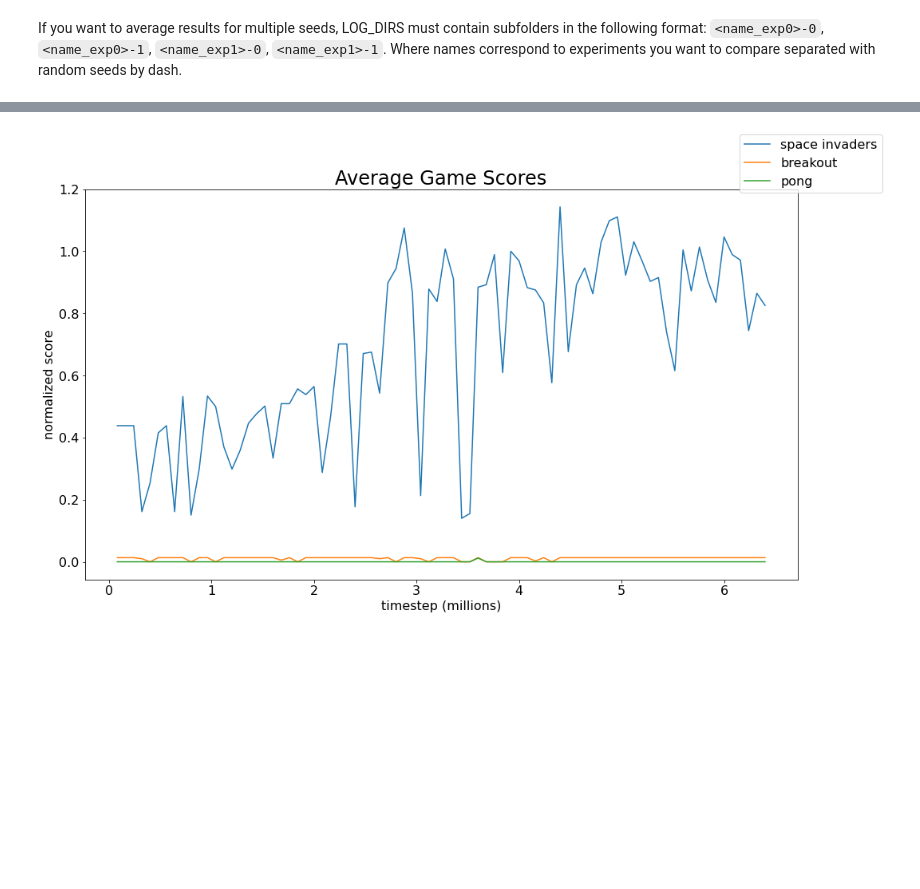
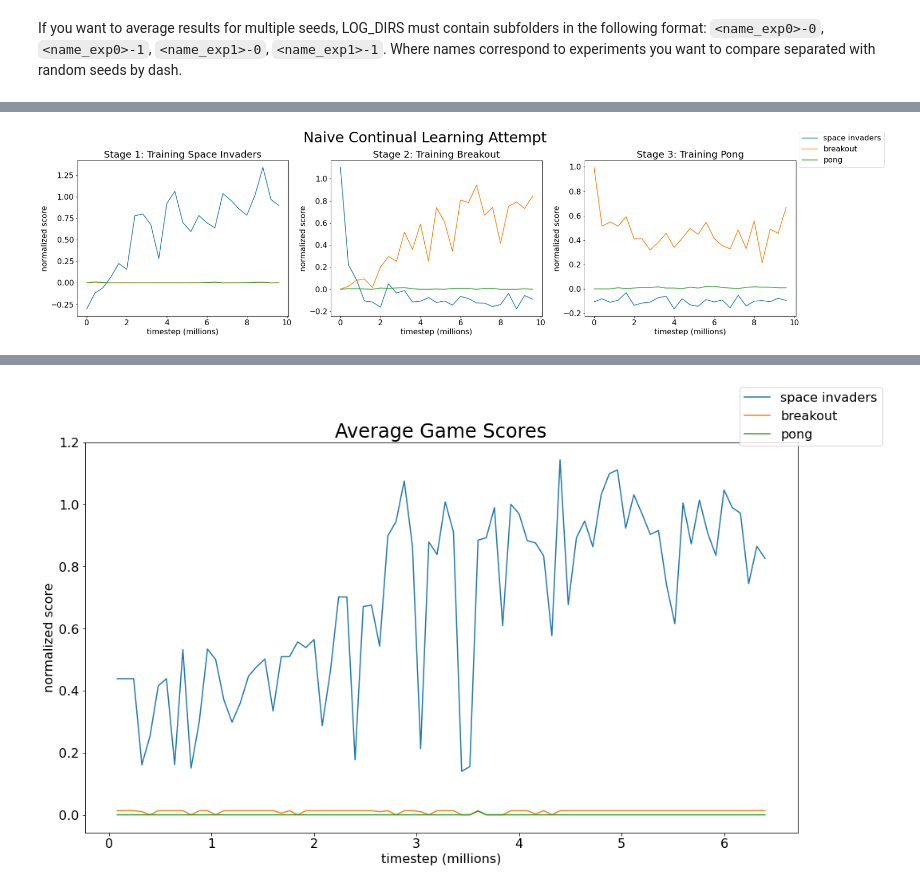
Before and after one commit to edjah/neuro140-final-project, a Jupyter notebook: visualize.ipynb, the cells around one changed output, grey strips where cells are left out. Drawn from its saved outputs; the diff is of its cells as text; code cells hidden in the pictures; blank space fills up the shorter version.

```diff
--- a/visualize.ipynb
+++ b/visualize.ipynb
@@ -46,0 +76,4 @@ def plot_eval(game):
+# %%
+plot_experiment('exp1_no_pruning', 'Naive Continual Learning Attempt')
+# %% [output]
+[figure, added]
```
Also changed, not shown: parts of 5 cells of this notebook, 1 other file.
